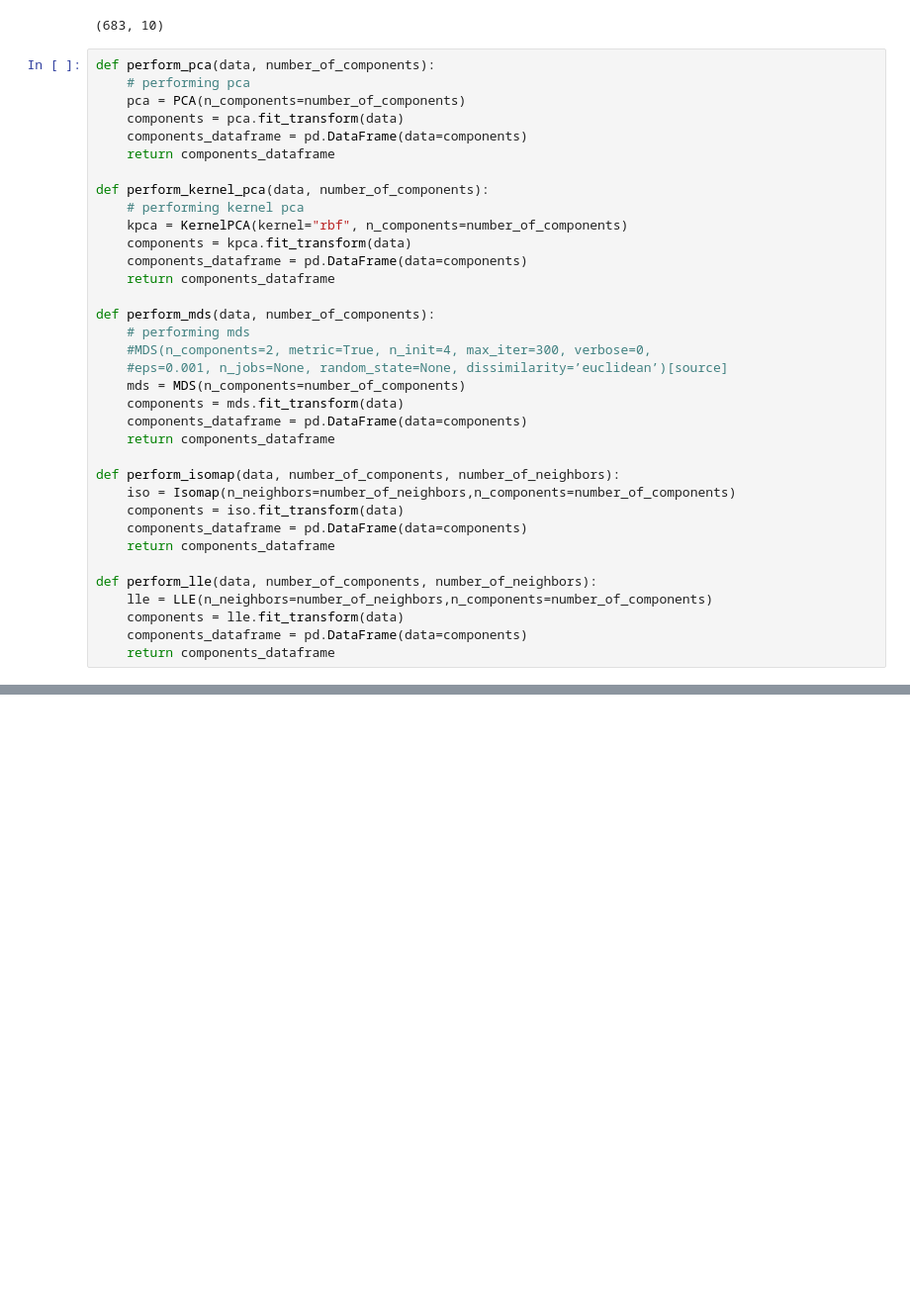
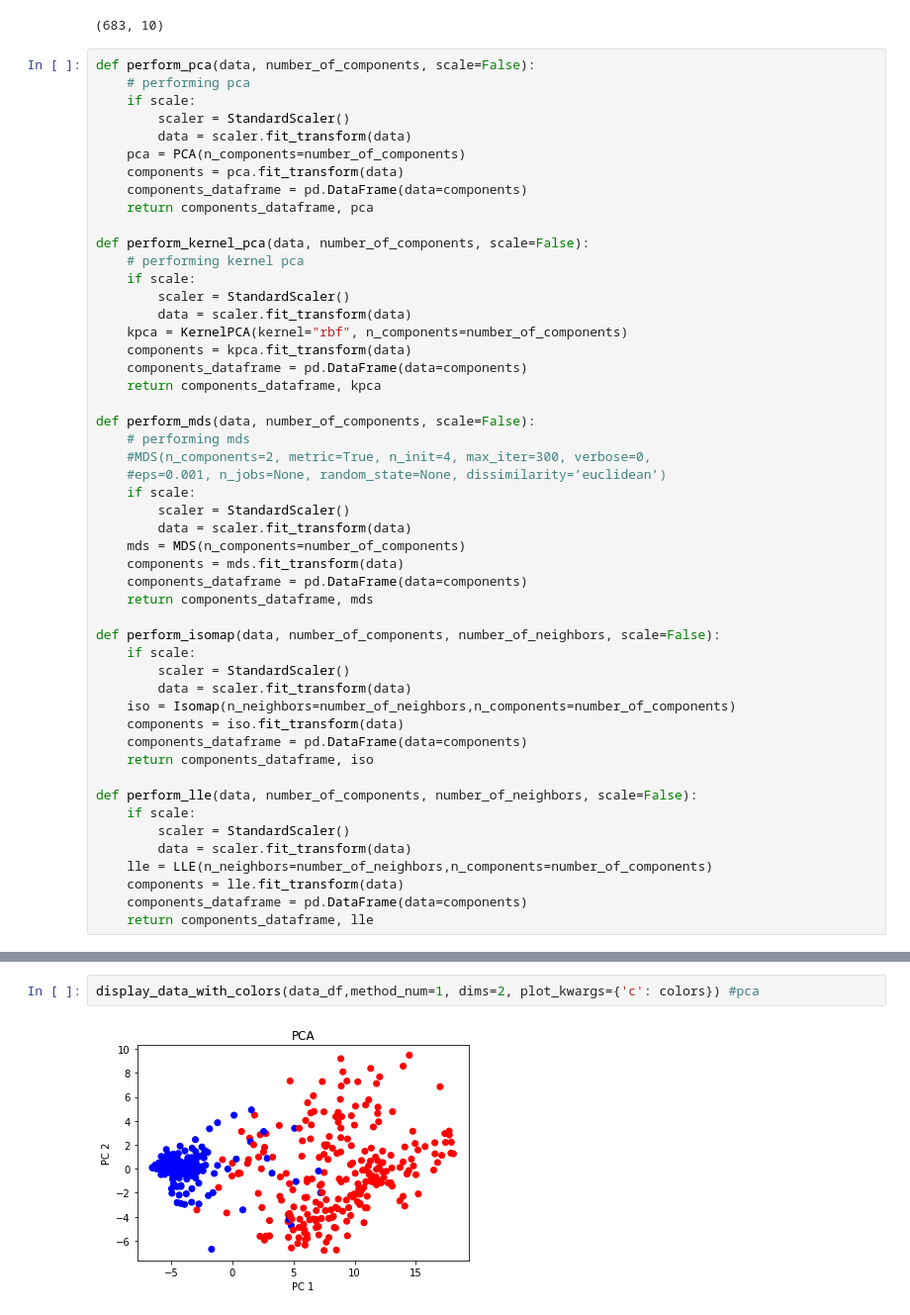
Before and after one commit to Dwoosh/MDS_tutorial, a Jupyter notebook: tutorial2.ipynb, the cells around one changed output, grey strips where cells are left out. Shown at 99% size. Drawn from its saved outputs; the diff is of its cells as text; blank space fills up the shorter version.

```diff
--- a/tutorial2.ipynb
+++ b/tutorial2.ipynb
@@ -36,40 +36,55 @@ for class_gene in class_list:
 # %% [output]
 (683, 10)
 # %%
-def perform_pca(data, number_of_components):
+def perform_pca(data, number_of_components, scale=False):
     # performing pca
+    if scale:
+        scaler = StandardScaler()
+        data = scaler.fit_transform(data)
     pca = PCA(n_components=number_of_components)
     components = pca.fit_transform(data)
     components_dataframe = pd.DataFrame(data=components)
-    return components_dataframe
+    return components_dataframe, pca
 
-def perform_kernel_pca(data, number_of_components):
+def perform_kernel_pca(data, number_of_components, scale=False):
     # performing kernel pca
+    if scale:
+        scaler = StandardScaler()
+        data = scaler.fit_transform(data)
     kpca = KernelPCA(kernel="rbf", n_components=number_of_components)
     components = kpca.fit_transform(data)
     components_dataframe = pd.DataFrame(data=components)
-    return components_dataframe
+    return components_dataframe, kpca
 
-def perform_mds(data, number_of_components):
+def perform_mds(data, number_of_components, scale=False):
     # performing mds
     #MDS(n_components=2, metric=True, n_init=4, max_iter=300, verbose=0,
-    #eps=0.001, n_jobs=None, random_state=None, dissimilarity=’euclidean’)[source]
+    #eps=0.001, n_jobs=None, random_state=None, dissimilarity=’euclidean’)
+    if scale:
+        scaler = StandardScaler()
+        data = scaler.fit_transform(data)
     mds = MDS(n_components=number_of_components)
     components = mds.fit_transform(data)
     components_dataframe = pd.DataFrame(data=components)
-    return components_dataframe
+    return components_dataframe, mds
 
-def perform_isomap(data, number_of_components, number_of_neighbors):
+def perform_isomap(data, number_of_components, number_of_neighbors, scale=False):
+    if scale:
+        scaler = StandardScaler()
+        data = scaler.fit_transform(data)
     iso = Isomap(n_neighbors=number_of_neighbors,n_components=number_of_components)
     components = iso.fit_transform(data)
     components_dataframe = pd.DataFrame(data=components)
-    return components_dataframe
+    return components_dataframe, iso
 
-def perform_lle(data, number_of_components, number_of_neighbors):
+def perform_lle(data, number_of_components, number_of_neighbors, scale=False):
+    if scale:
+        scaler = StandardScaler()
+        data = scaler.fit_transform(data)
     lle = LLE(n_neighbors=number_of_neighbors,n_components=number_of_components)
     components = lle.fit_transform(data)
     components_dataframe = pd.DataFrame(data=components)
-    return components_dataframe
+    return components_dataframe, lle
 # %%
 def display_data(data, method_num=1, num_of_neighbors=5):
     if method_num == 1:
@@ -126,0 +150,4 @@ display_data_with_colors(data_df,colors,method_num=5) #lle
+# %%
+display_data_with_colors(data_df,method_num=1, dims=2, plot_kwargs={'c': colors}) #pca
+# %% [output]
+[figure, added]
```
Also changed, not shown: parts of 13 cells of this notebook.
